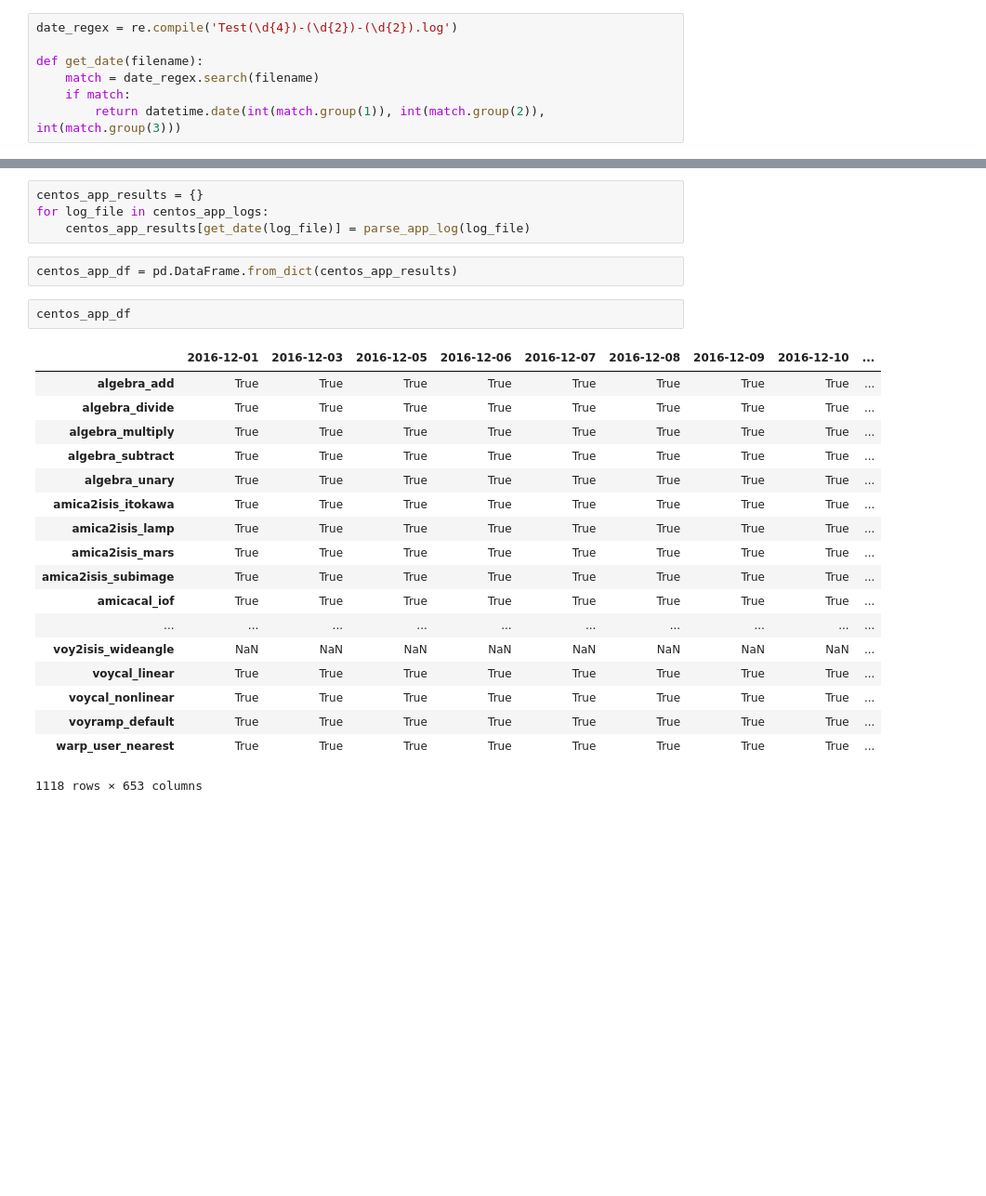
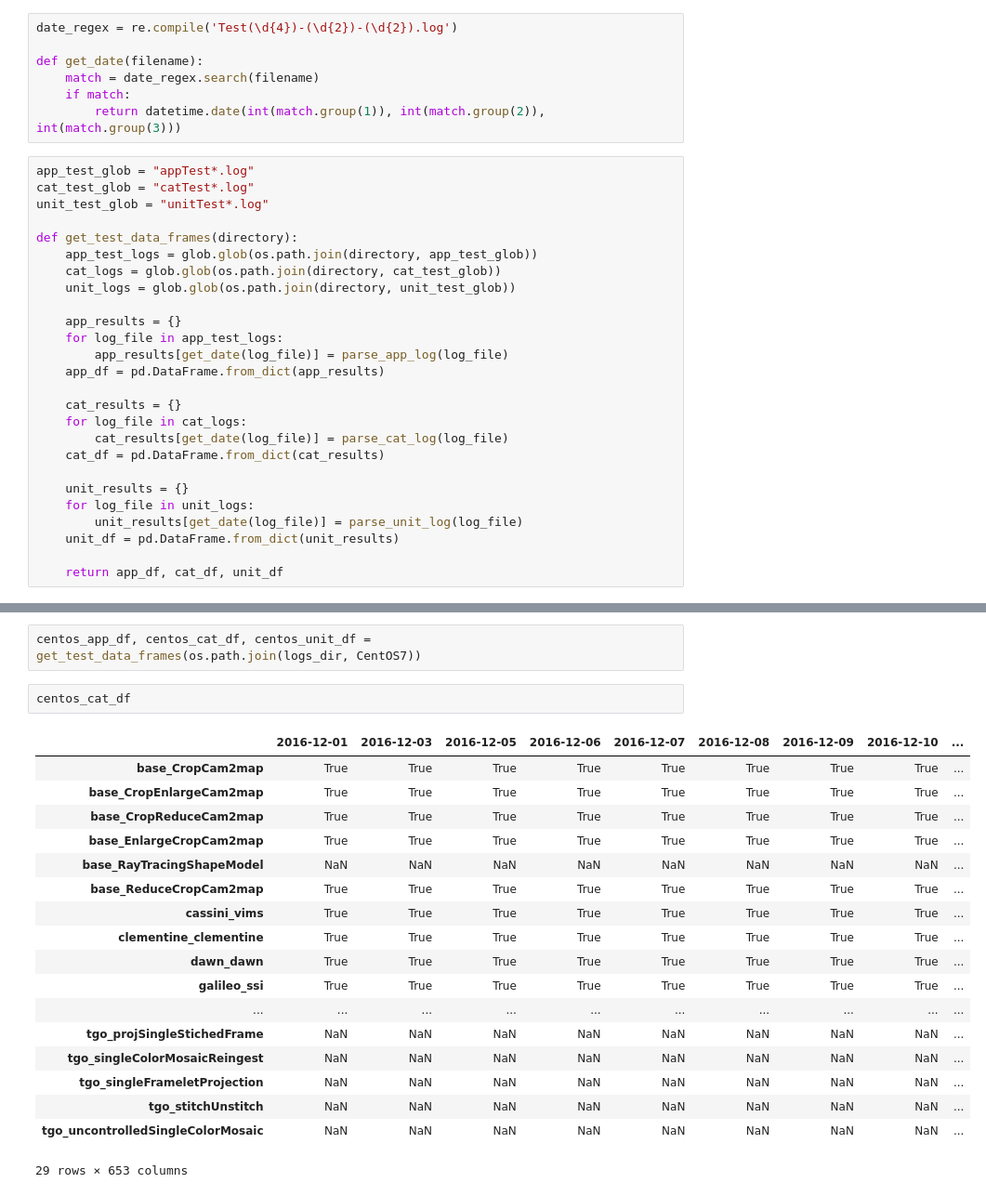
Before and after one commit to jessemapel/ISIS3_testing_analysis, a Jupyter notebook: parse_historical_logs.ipynb, the cells around one changed output, grey strips where cells are left out. Shown at 93% size. Drawn from its saved outputs; the diff is of its cells as text; blank space fills up the shorter version.

```diff
--- a/parse_historical_logs.ipynb
+++ b/parse_historical_logs.ipynb
@@ -49,6 +49,32 @@ def get_date(filename):
     match = date_regex.search(filename)
     if match:
         return datetime.date(int(match.group(1)), int(match.group(2)), int(match.group(3)))
+# %%
+app_test_glob = "appTest*.log"
+cat_test_glob = "catTest*.log"
+unit_test_glob = "unitTest*.log"
+
+def get_test_data_frames(directory):
+    app_test_logs = glob.glob(os.path.join(directory, app_test_glob))
+    cat_logs = glob.glob(os.path.join(directory, cat_test_glob))
+    unit_logs = glob.glob(os.path.join(directory, unit_test_glob))
+
+    app_results = {}
+    for log_file in app_test_logs:
+        app_results[get_date(log_file)] = parse_app_log(log_file)
+    app_df = pd.DataFrame.from_dict(app_results)
+
+    cat_results = {}
+    for log_file in cat_logs:
+        cat_results[get_date(log_file)] = parse_cat_log(log_file)
+    cat_df = pd.DataFrame.from_dict(cat_results)
+
+    unit_results = {}
+    for log_file in unit_logs:
+        unit_results[get_date(log_file)] = parse_unit_log(log_file)
+    unit_df = pd.DataFrame.from_dict(unit_results)
+
+    return app_df, cat_df, unit_df
 # %%
 logs_dir = "/usgs/cpkgs/isis3/logs/builds-tests/"
 CentOS7 = "Linux_x86_64_prog24"
@@ -69,27 +82,23 @@ mac_unit_logs = glob.glob(os.path.join(mac_log_dir, unit_test_glob))
-# %%
-centos_app_results = {}
-for log_file in centos_app_logs:
-    centos_app_results[get_date(log_file)] = parse_app_log(log_file)
-# %%
-centos_app_df = pd.DataFrame.from_dict(centos_app_results)
-# %%
-centos_app_df
-# %% [output]
-|  | 2016-12-01 | 2016-12-03 | 2016-12-05 | 2016-12-06 | 2016-12-07 | 2016-12-08 | 2016-12-09 | 2016-12-10 | ... |
-| algebra_add | True | True | True | True | True | True | True | True | ... |
-| algebra_divide | True | True | True | True | True | True | True | True | ... |
-| algebra_multiply | True | True | True | True | True | True | True | True | ... |
-| algebra_subtract | True | True | True | True | True | True | True | True | ... |
-| algebra_unary | True | True | True | True | True | True | True | True | ... |
-| amica2isis_itokawa | True | True | True | True | True | True | True | True | ... |
-| amica2isis_lamp | True | True | True | True | True | True | True | True | ... |
-| amica2isis_mars | True | True | True | True | True | True | True | True | ... |
-| amica2isis_subimage | True | True | True | True | True | True | True | True | ... |
-| amicacal_iof | True | True | True | True | True | True | True | True | ... |
-| ... | ... | ... | ... | ... | ... | ... | ... | ... | ... |
-| voy2isis_wideangle | NaN | NaN | NaN | NaN | NaN | NaN | NaN | NaN | ... |
-| voycal_linear | True | True | True | True | True | True | True | True | ... |
-| voycal_nonlinear | True | True | True | True | True | True | True | True | ... |
-| voyramp_default | True | True | True | True | True | True | True | True | ... |
-| warp_user_nearest | True | True | True | True | True | True | True | True | ... |
-1118 rows × 653 columns
+# %%
+centos_app_df, centos_cat_df, centos_unit_df = get_test_data_frames(os.path.join(logs_dir, CentOS7))
+# %%
+centos_cat_df
+# %% [output]
+|  | 2016-12-01 | 2016-12-03 | 2016-12-05 | 2016-12-06 | 2016-12-07 | 2016-12-08 | 2016-12-09 | 2016-12-10 | ... |
+| base_CropCam2map | True | True | True | True | True | True | True | True | ... |
+| base_CropEnlargeCam2map | True | True | True | True | True | True | True | True | ... |
+| base_CropReduceCam2map | True | True | True | True | True | True | True | True | ... |
+| base_EnlargeCropCam2map | True | True | True | True | True | True | True | True | ... |
+| base_RayTracingShapeModel | NaN | NaN | NaN | NaN | NaN | NaN | NaN | NaN | ... |
+| base_ReduceCropCam2map | True | True | True | True | True | True | True | True | ... |
+| cassini_vims | True | True | True | True | True | True | True | True | ... |
+| clementine_clementine | True | True | True | True | True | True | True | True | ... |
+| dawn_dawn | True | True | True | True | True | True | True | True | ... |
+| galileo_ssi | True | True | True | True | True | True | True | True | ... |
+| ... | ... | ... | ... | ... | ... | ... | ... | ... | ... |
+| tgo_projSingleStichedFrame | NaN | NaN | NaN | NaN | NaN | NaN | NaN | NaN | ... |
+| tgo_singleColorMosaicReingest | NaN | NaN | NaN | NaN | NaN | NaN | NaN | NaN | ... |
+| tgo_singleFrameletProjection | NaN | NaN | NaN | NaN | NaN | NaN | NaN | NaN | ... |
+| tgo_stitchUnstitch | NaN | NaN | NaN | NaN | NaN | NaN | NaN | NaN | ... |
+| tgo_uncontrolledSingleColorMosaic | NaN | NaN | NaN | NaN | NaN | NaN | NaN | NaN | ... |
+29 rows × 653 columns
```
Also changed, not shown: parts of 2 cells of this notebook.
